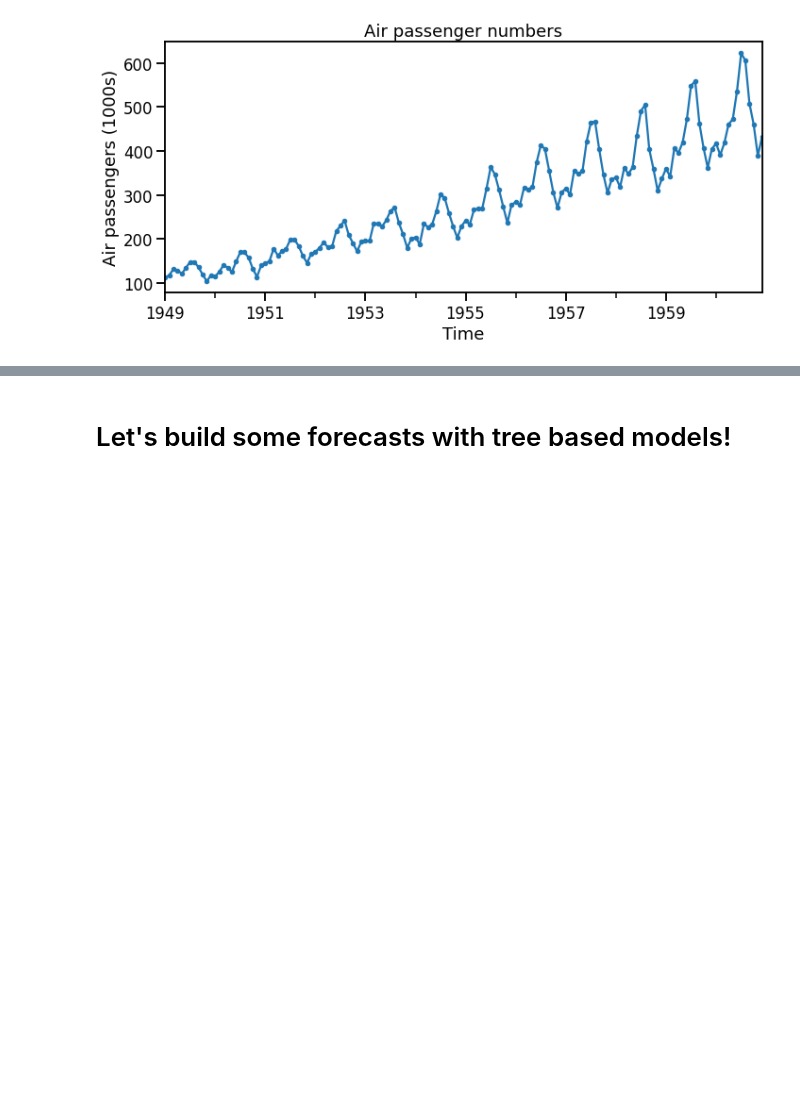
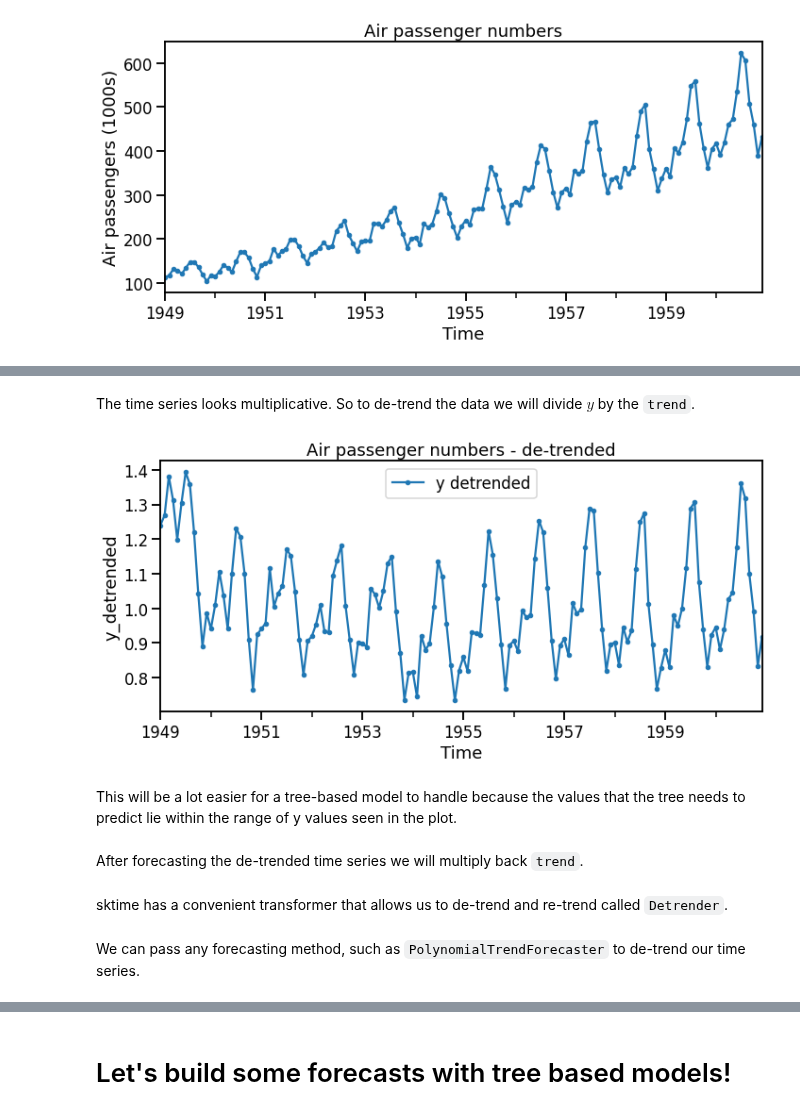
Before and after one commit to trainindata/feature-engineering-for-time-series-forecasting, a Jupyter notebook: 09-Trend-Features/05-tree-based-models-and-trend.ipynb, the cells around one changed output, grey strips where cells are left out. Saved outputs shown, nothing was run; the diff lists cells and outputs as text; code cells hidden in the pictures; blank space fills up the shorter version.

```diff
--- a/09-Trend-Features/05-tree-based-models-and-trend.ipynb
+++ b/09-Trend-Features/05-tree-based-models-and-trend.ipynb
@@ -24,6 +24,8 @@ data = pd.read_csv(
     parse_dates=["ds"],
     index_col=["ds"],
 )
+
+data.index = data.index.to_period("M")
 # %% [markdown]
 ## Plot the data
 # %%
@@ -37,0 +55,4 @@ plt.tight_layout()
+# %%
+# Create a copy of the data
+df = data.copy()
+df.head()
@@ -37,0 +67,12 @@ plt.tight_layout()
+# %%
+trend_forecaster = PolynomialTrendForecaster(degree=1) # Polynomial degree of `t`
+
+# Fit the forecaster on a time series
+trend_forecaster.fit(y=df["y"])
+
+# Define the forecasting horizon
+fh = pd.period_range(start=df.index.min(),
+                     end=df.index.max() + 12)
+
+trend = trend_forecaster.predict(fh=fh) # Forecasting horizon.
+                                  # Get forecast over this period.
@@ -37,0 +91,2 @@ plt.tight_layout()
+# %% [markdown]
+The time series looks multiplicative. So to de-trend the data we will divide $y$ by the `trend`.
@@ -37,0 +95,17 @@ plt.tight_layout()
+# %%
+# Plot de-trended time series
+fig, ax = plt.subplots(figsize=[10, 5])
+df.plot(y="y_detrended", marker=".", legend=None, ax=ax)
+ax.legend(["y detrended"])
+ax.set_xlabel("Time")
+ax.set_ylabel("y_detrended")
+ax.set_title("Air passenger numbers - de-trended")
+plt.tight_layout()
+# %% [output]
+[figure, added]
+# %% [markdown]
+This will be a lot easier for a tree-based model to handle because the values that the tree needs to predict lie within the range of y values seen in the plot.
+# %% [markdown]
+After forecasting the de-trended time series we will multiply back `trend`.
+# %% [markdown]
+sktime has a convenient transformer that allows us to de-trend and re-trend called `Detrender`.
@@ -37,0 +114,2 @@ plt.tight_layout()
+# %% [markdown]
+We can pass any forecasting method, such as `PolynomialTrendForecaster` to de-trend our time series.
```
Also changed, not shown: parts of 54 cells of this notebook, 4 other files.
